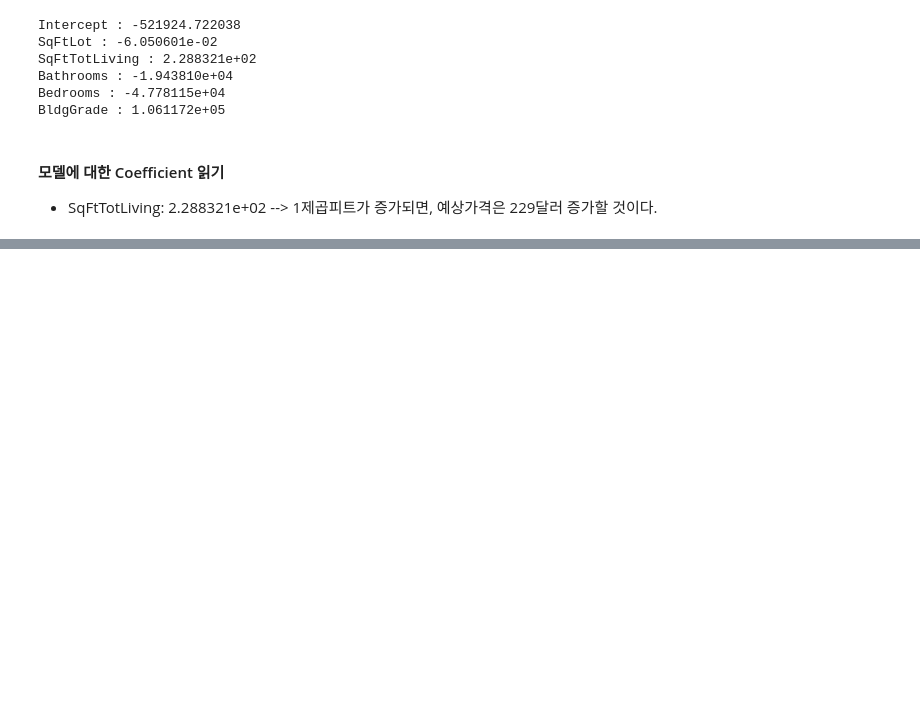
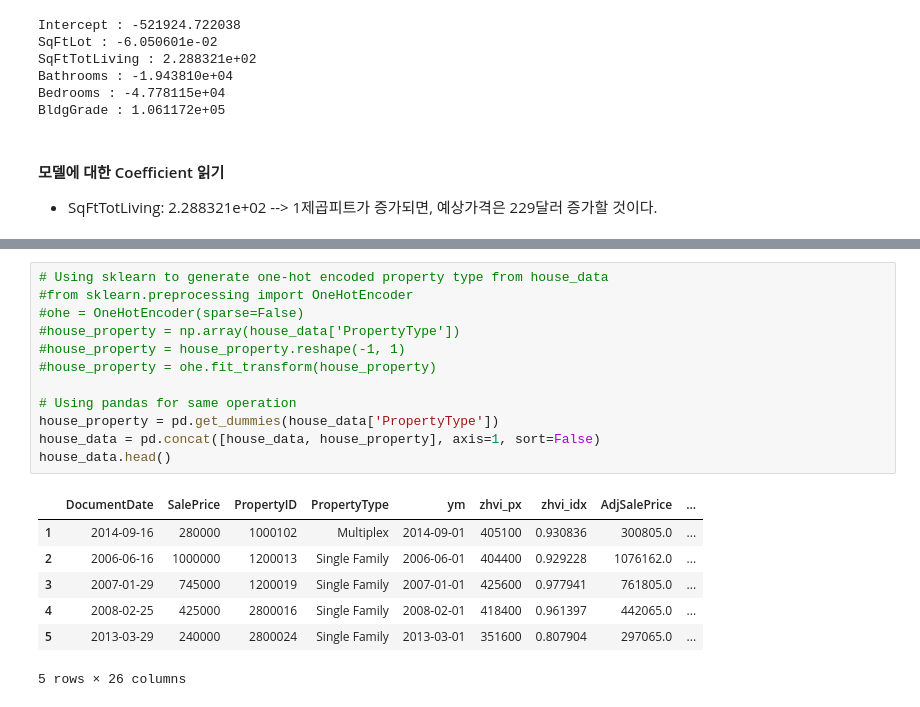
Before and after one commit to vanang/statistics-for-data-scientists-python, a Jupyter notebook: Notebooks/Chapter_4.ipynb, the cells around one changed output, grey strips where cells are left out. Saved outputs shown, nothing was run; the diff lists cells and outputs as text; blank space fills up the shorter version.

```diff
--- a/Notebooks/Chapter_4.ipynb
+++ b/Notebooks/Chapter_4.ipynb
@@ -213,0 +323,20 @@ strong multicollinearity or other numerical problems.
+# %%
+# Using sklearn to generate one-hot encoded property type from house_data
+#from sklearn.preprocessing import OneHotEncoder
+#ohe = OneHotEncoder(sparse=False)
+#house_property = np.array(house_data['PropertyType'])
+#house_property = house_property.reshape(-1, 1)
+#house_property = ohe.fit_transform(house_property)
+
+# Using pandas for same operation
+house_property = pd.get_dummies(house_data['PropertyType'])
+house_data = pd.concat([house_data, house_property], axis=1, sort=False)
+house_data.head()
+# %% [output]
+|  | DocumentDate | SalePrice | PropertyID | PropertyType | ym | zhvi_px | zhvi_idx | AdjSalePrice | ... |
+| 1 | 2014-09-16 | 280000 | 1000102 | Multiplex | 2014-09-01 | 405100 | 0.930836 | 300805.0 | ... |
+| 2 | 2006-06-16 | 1000000 | 1200013 | Single Family | 2006-06-01 | 404400 | 0.929228 | 1076162.0 | ... |
+| 3 | 2007-01-29 | 745000 | 1200019 | Single Family | 2007-01-01 | 425600 | 0.977941 | 761805.0 | ... |
+| 4 | 2008-02-25 | 425000 | 2800016 | Single Family | 2008-02-01 | 418400 | 0.961397 | 442065.0 | ... |
+| 5 | 2013-03-29 | 240000 | 2800024 | Single Family | 2013-03-01 | 351600 | 0.807904 | 297065.0 | ... |
+5 rows × 26 columns
```
Also changed, not shown: parts of 14 cells of this notebook.
